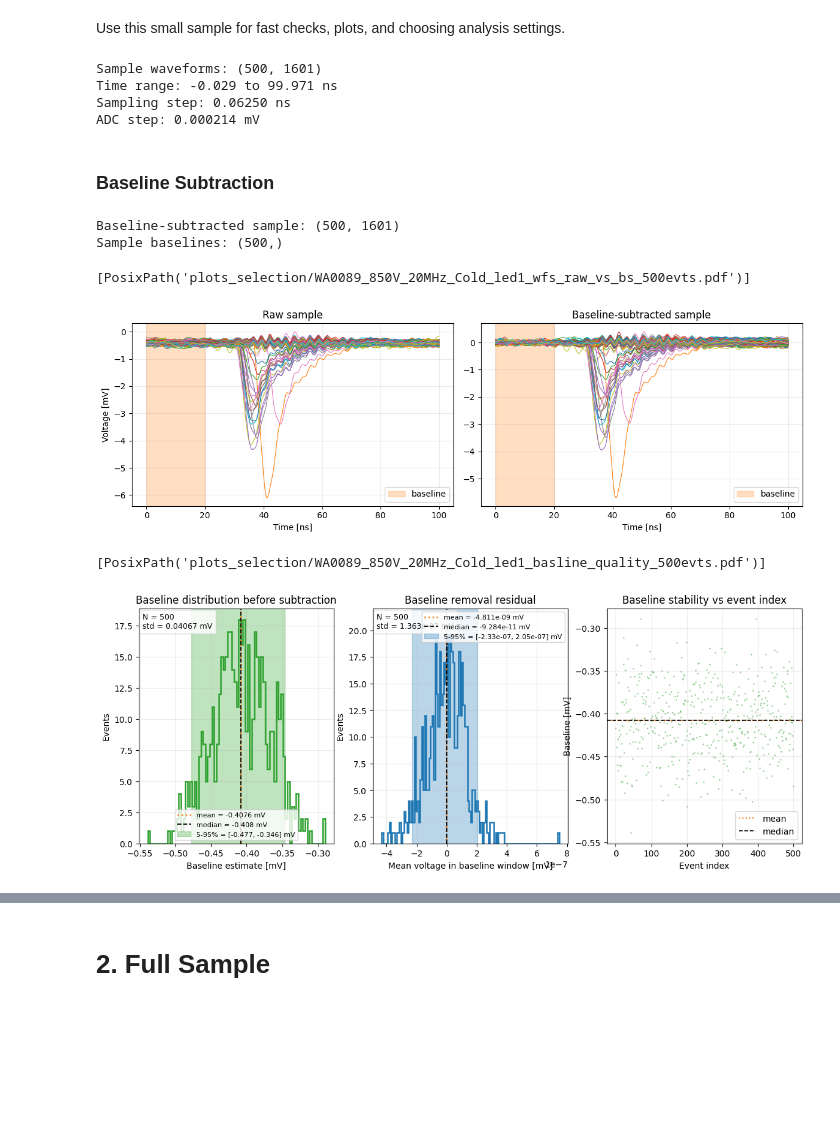
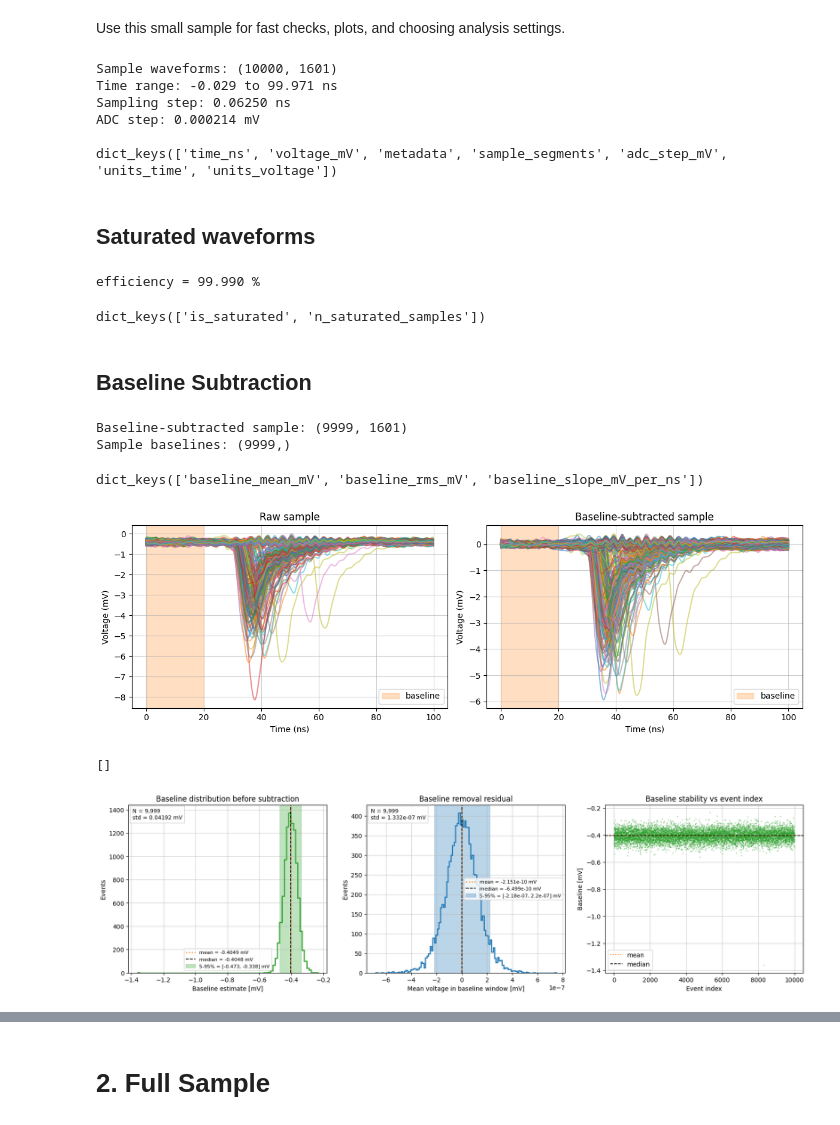
Before and after one commit to TAU-neutrino-lab/PMT-characterization, a Jupyter notebook: PMT-calibration/generic_selection.ipynb, the cells around one changed output, grey strips where cells are left out. Saved outputs shown, nothing was run; the diff lists cells and outputs as text; code cells hidden in the pictures; blank space fills up the shorter version.

```diff
--- a/PMT-calibration/generic_selection.ipynb
+++ b/PMT-calibration/generic_selection.ipynb
@@ -89,7 +89,7 @@ selection_peak_threshold_max_mV        = cfg.general.global_peak_voltage_max_mV
 # %% [markdown]
 Use this small sample for fast checks, plots, and choosing analysis settings.
 # %%
-max_sample_events = 500
+max_sample_events = 10000
 
 sample = read_waveform_sample(files, max_events=max_sample_events)
 
@@ -100,59 +100,72 @@ adc_step_mV = sample["adc_step_mV"]
 print(f"Sample waveforms: {voltage_sample_mV.shape}")
 print(f"Time range: {time_ns[0]:.3f} to {time_ns[-1]:.3f} ns")
 print(f"Sampling step: {np.median(np.diff(time_ns)):.5f} ns")
-print(f"ADC step: {adc_step_mV:.6f} mV")
+print(f"ADC step: {adc_step_mV:.6f} mV\n")
+print(sample.keys())
 # %% [output]
-Sample waveforms: (500, 1601)
+Sample waveforms: (10000, 1601)
 Time range: -0.029 to 99.971 ns
 Sampling step: 0.06250 ns
 ADC step: 0.000214 mV
+
+dict_keys(['time_ns', 'voltage_mV', 'metadata', 'sample_segments', 'adc_step_mV', 'units_time', 'units_voltage'])
 # %%
 baseline_window_ns = (float(time_ns[0]), float(time_ns[0] + baseline_window_width_ns))
+# %%
+event_info = {} # store all event-related information
+# %% [markdown]
+## Saturated waveforms
+# %%
+# remove_saturated_waveforms( voltage_mV, metadata, low_limit_mV=None, high_limit_mV=None, margin_mV: float = 0.0, max_saturated_samples: int = 0)
+kept_voltage_mV, sat_evt_info, sat_summary = remove_saturated_waveforms( voltage_sample_mV, sample['metadata'][0])
+print(f"efficiency = {sat_summary['efficiency']*100:.3f} %")
+
+keep_mask = ~sat_evt_info['is_saturated']
+sat_evt_info_selected = { key: values[keep_mask] for key, values in sat_evt_info.items() }
+event_info.update(sat_evt_info_selected)
+event_info.keys()
+# %% [output]
+efficiency = 99.990 %
+dict_keys(['is_saturated', 'n_saturated_samples'])
 # %% [markdown]
-### Baseline Subtraction
+## Baseline Subtraction
 # %%
-voltage_sample_bs_mV, sample_baseline_mV = subtract_baseline(
+voltage_sample_bs_mV, baseline_evt_info = subtract_baseline(
     time_ns,
-    voltage_sample_mV,
+    kept_voltage_mV,
     baseline_window_ns=baseline_window_ns,
 )
 
 print(f"Baseline-subtracted sample: {voltage_sample_bs_mV.shape}")
-print(f"Sample baselines: {sample_baseline_mV.shape}")
+print(f"Sample baselines: {baseline_evt_info['baseline_mean_mV'].shape}")
+event_info.update(baseline_evt_info)
+baseline_evt_info.keys()
 # %% [output]
-Baseline-subtracted sample: (500, 1601)
-Sample baselines: (500,)
+Baseline-subtracted sample: (9999, 1601)
+Sample baselines: (9999,)
+dict_keys(['baseline_mean_mV', 'baseline_rms_mV', 'baseline_slope_mV_per_ns'])
 # %%
-n_to_plot = None
+n_to_plot = 5000
 
 fig, axes = plt.subplots(1, 2, figsize=(12, 4), sharex=True)
 
-for waveform in voltage_sample_mV[:n_to_plot]:
-    axes[0].plot(time_ns, waveform, lw=0.8)
+add_plot_waveforms(axes[0], time_ns, voltage_sample_mV[:n_to_plot], title="Raw sample")
 axes[0].axvspan(*baseline_window_ns, color="tab:orange", alpha=0.25, label="baseline")
-axes[0].set_title("Raw sample")
-axes[0].set_xlabel("Time [ns]")
-axes[0].set_ylabel("Voltage [mV]")
 axes[0].legend(loc="lower right")
 
-for waveform in voltage_sample_bs_mV[:n_to_plot]:
-    axes[1].plot(time_ns, waveform, lw=0.8)
+add_plot_waveforms(axes[1], time_ns, voltage_sample_bs_mV[:n_to_plot], title="Baseline-subtracted sample")
 axes[1].axvspan(*baseline_window_ns, color="tab:orange", alpha=0.25, label="baseline")
-axes[1].set_title("Baseline-subtracted sample")
-axes[1].set_xlabel("Time [ns]")
 axes[1].legend(loc="lower right")
 
 fig.tight_layout()
-
-save_plot(fig, save_plots, save_dir, file_nickname,f"wfs_raw_vs_bs_{max_sample_events}evts")
+save_plot(fig, save_plots, save_dir, file_nickname,"wfs_raw_vs_bs", Nevents=n_to_plot);
 # %% [output]
-[PosixPath('plots_selection/WA0089_850V_20MHz_Cold_led1_wfs_raw_vs_bs_500evts.pdf')]
-[figure, old version]
+[figure, new version]
 # %%
-fig, axes = plt.subplots(1, 3, figsize=(14, 5))
-plot_baseline_quality(axes, time_ns, sample_baseline_mV, voltage_sample_bs_mV, baseline_window_ns)
+fig, axes = plt.subplots(1, 3, figsize=(20, 5))
+plot_baseline_quality(axes, time_ns, baseline_evt_info['baseline_mean_mV'], voltage_sample_bs_mV, baseline_window_ns)
 
-save_plot(fig, save_plots, save_dir, file_nickname, f"basline_quality_{max_sample_events}evts")
+save_plot(fig, save_plots, save_dir, file_nickname, f"basline_quality",  Nevents=max_sample_events)
 # %% [output]
-[PosixPath('plots_selection/WA0089_850V_20MHz_Cold_led1_basline_quality_500evts.pdf')]
+[]
-[figure, old version]
+[figure, new version]
```
Also changed, not shown: parts of 22 cells of this notebook, 2 other files.
